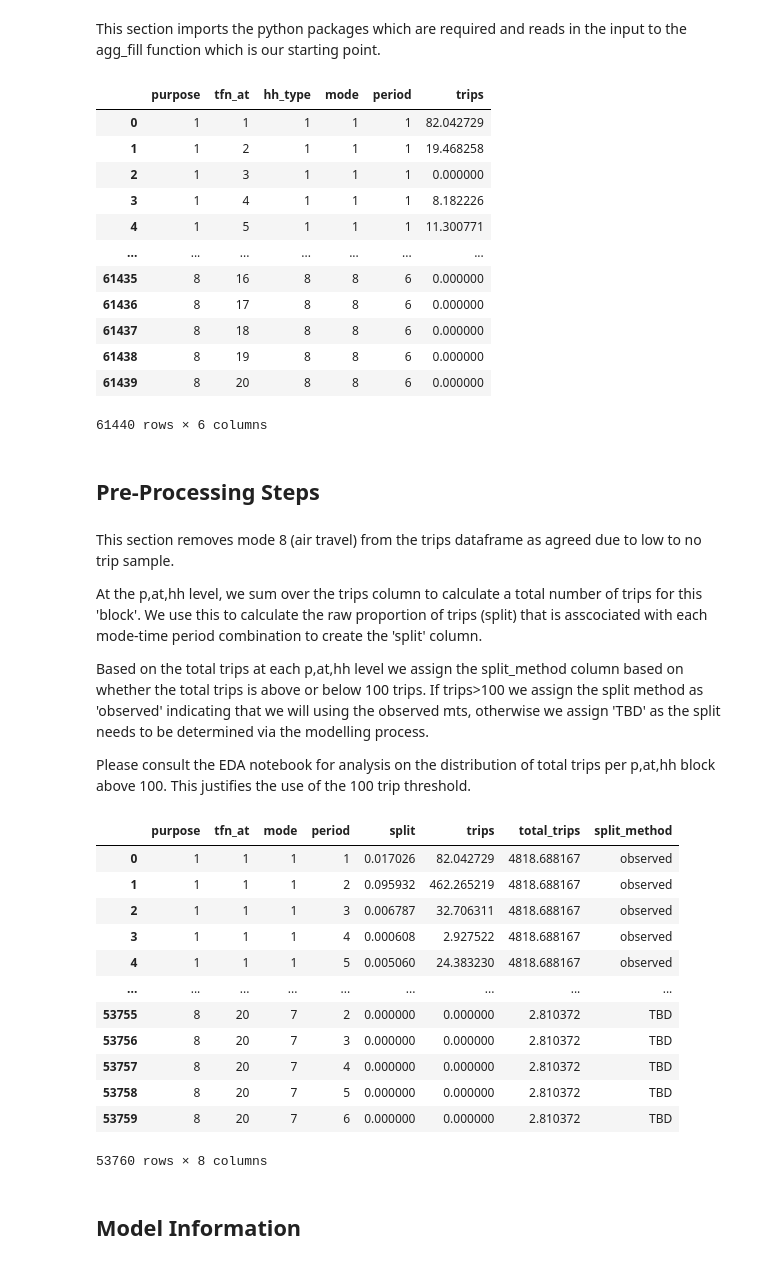
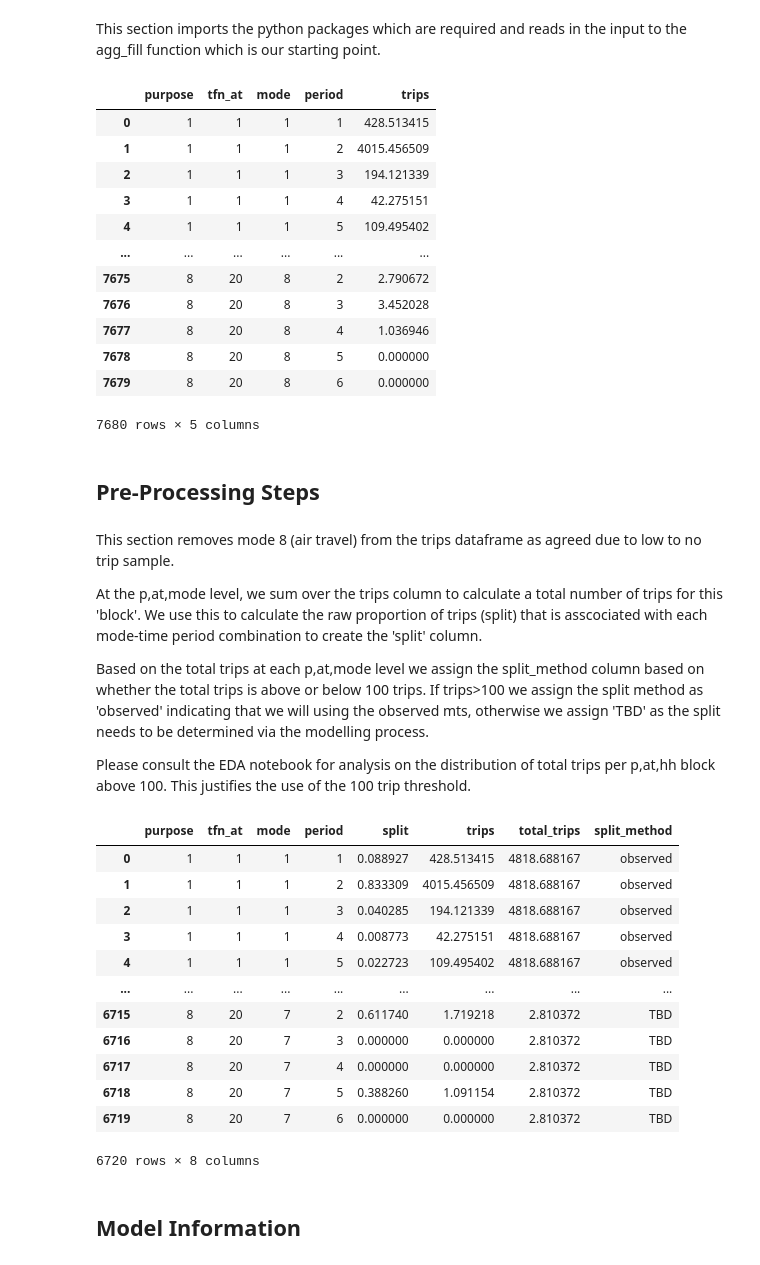
Before and after one commit to rachelm-ar/NTS-Processing, a Jupyter notebook: python/mts/nhb_mts_generation.ipynb, the cells around one changed output. Saved outputs shown, nothing was run; the diff lists cells and outputs as text; code cells hidden in the pictures.

```diff
--- a/python/mts/nhb_mts_generation.ipynb
+++ b/python/mts/nhb_mts_generation.ipynb
@@ -135,31 +135,34 @@ from sklearn.model_selection import train_test_split, cross_val_predict
 from sklearn.metrics import mean_absolute_error, mean_squared_error
 # %%
 #read in the dataframe which is the input into agg_fill
-df = pd.read_csv('dfr_nhbase_split_before.csv').rename(columns={'tfn_at_o':'tfn_at'})
+dfr_input_fldr = r'I:\NTS\NorMITs Demand WP4\Jupyter Notebooks\inputs\_mts_nhbase'
+df = pd.read_csv(dfr_input_fldr + r'\dfr_nhbase_split_before.csv').rename(columns={'tfn_at_o':'tfn_at'})
 df = df[['purpose','tfn_at','hh_type','mode','period','trips']]
+#aggregate over hh_type
+df = df.groupby(['purpose','tfn_at','mode','period'])['trips'].sum().reset_index()
 df
 # %% [output]
-|  | purpose | tfn_at | hh_type | mode | period | trips |
-| 0 | 1 | 1 | 1 | 1 | 1 | 82.042729 |
-| 1 | 1 | 2 | 1 | 1 | 1 | 19.468258 |
-| 2 | 1 | 3 | 1 | 1 | 1 | 0.000000 |
-| 3 | 1 | 4 | 1 | 1 | 1 | 8.182226 |
-| 4 | 1 | 5 | 1 | 1 | 1 | 11.300771 |
-| ... | ... | ... | ... | ... | ... | ... |
-| 61435 | 8 | 16 | 8 | 8 | 6 | 0.000000 |
-| 61436 | 8 | 17 | 8 | 8 | 6 | 0.000000 |
-| 61437 | 8 | 18 | 8 | 8 | 6 | 0.000000 |
-| 61438 | 8 | 19 | 8 | 8 | 6 | 0.000000 |
-| 61439 | 8 | 20 | 8 | 8 | 6 | 0.000000 |
+|  | purpose | tfn_at | mode | period | trips |
+| 0 | 1 | 1 | 1 | 1 | 428.513415 |
+| 1 | 1 | 1 | 1 | 2 | 4015.456509 |
+| 2 | 1 | 1 | 1 | 3 | 194.121339 |
+| 3 | 1 | 1 | 1 | 4 | 42.275151 |
+| 4 | 1 | 1 | 1 | 5 | 109.495402 |
+| ... | ... | ... | ... | ... | ... |
+| 7675 | 8 | 20 | 8 | 2 | 2.790672 |
+| 7676 | 8 | 20 | 8 | 3 | 3.452028 |
+| 7677 | 8 | 20 | 8 | 4 | 1.036946 |
+| 7678 | 8 | 20 | 8 | 5 | 0.000000 |
+| 7679 | 8 | 20 | 8 | 6 | 0.000000 |
-61440 rows × 6 columns
+7680 rows × 5 columns
 # %% [markdown]
 ## Pre-Processing Steps
 # %% [markdown]
 This section removes mode 8 (air travel) from the trips dataframe as agreed due to low to no trip sample.
 
-At the p,at,hh level, we sum over the trips column to calculate a total number of trips for this 'block'. We use this to calculate the raw proportion of trips (split) that is asscociated with each mode-time period combination to create the 'split' column.
+At the p,at,mode level, we sum over the trips column to calculate a total number of trips for this 'block'. We use this to calculate the raw proportion of trips (split) that is asscociated with each mode-time period combination to create the 'split' column.
 
-Based on the total trips at each p,at,hh level we assign the split_method column based on whether the total trips is above or below 100 trips. If trips>100 we assign the split method as 'observed' indicating that we will using the observed mts, otherwise we assign 'TBD' as the split needs to be determined via the modelling process.
+Based on the total trips at each p,at,mode level we assign the split_method column based on whether the total trips is above or below 100 trips. If trips>100 we assign the split method as 'observed' indicating that we will using the observed mts, otherwise we assign 'TBD' as the split needs to be determined via the modelling process.
 
 Please consult the EDA notebook for analysis on the distribution of total trips per p,at,hh block above 100. This justifies the use of the 100 trip threshold.
 # %%
@@ -185,18 +188,18 @@ df_trip_join.to_csv('trip_join.csv')
 df_trip_join
 # %% [output]
 |  | purpose | tfn_at | mode | period | split | trips | total_trips | split_method |
-| 0 | 1 | 1 | 1 | 1 | 0.017026 | 82.042729 | 4818.688167 | observed |
-| 1 | 1 | 1 | 1 | 2 | 0.095932 | 462.265219 | 4818.688167 | observed |
-| 2 | 1 | 1 | 1 | 3 | 0.006787 | 32.706311 | 4818.688167 | observed |
-| 3 | 1 | 1 | 1 | 4 | 0.000608 | 2.927522 | 4818.688167 | observed |
-| 4 | 1 | 1 | 1 | 5 | 0.005060 | 24.383230 | 4818.688167 | observed |
+| 0 | 1 | 1 | 1 | 1 | 0.088927 | 428.513415 | 4818.688167 | observed |
+| 1 | 1 | 1 | 1 | 2 | 0.833309 | 4015.456509 | 4818.688167 | observed |
+| 2 | 1 | 1 | 1 | 3 | 0.040285 | 194.121339 | 4818.688167 | observed |
+| 3 | 1 | 1 | 1 | 4 | 0.008773 | 42.275151 | 4818.688167 | observed |
+| 4 | 1 | 1 | 1 | 5 | 0.022723 | 109.495402 | 4818.688167 | observed |
 | ... | ... | ... | ... | ... | ... | ... | ... | ... |
-| 53755 | 8 | 20 | 7 | 2 | 0.000000 | 0.000000 | 2.810372 | TBD |
-| 53756 | 8 | 20 | 7 | 3 | 0.000000 | 0.000000 | 2.810372 | TBD |
-| 53757 | 8 | 20 | 7 | 4 | 0.000000 | 0.000000 | 2.810372 | TBD |
-| 53758 | 8 | 20 | 7 | 5 | 0.000000 | 0.000000 | 2.810372 | TBD |
-| 53759 | 8 | 20 | 7 | 6 | 0.000000 | 0.000000 | 2.810372 | TBD |
+| 6715 | 8 | 20 | 7 | 2 | 0.611740 | 1.719218 | 2.810372 | TBD |
+| 6716 | 8 | 20 | 7 | 3 | 0.000000 | 0.000000 | 2.810372 | TBD |
+| 6717 | 8 | 20 | 7 | 4 | 0.000000 | 0.000000 | 2.810372 | TBD |
+| 6718 | 8 | 20 | 7 | 5 | 0.388260 | 1.091154 | 2.810372 | TBD |
+| 6719 | 8 | 20 | 7 | 6 | 0.000000 | 0.000000 | 2.810372 | TBD |
-53760 rows × 8 columns
+6720 rows × 8 columns
 # %% [markdown]
 ## Model Information
 # %% [markdown]
```
Also changed, not shown: parts of 2 cells of this notebook.
